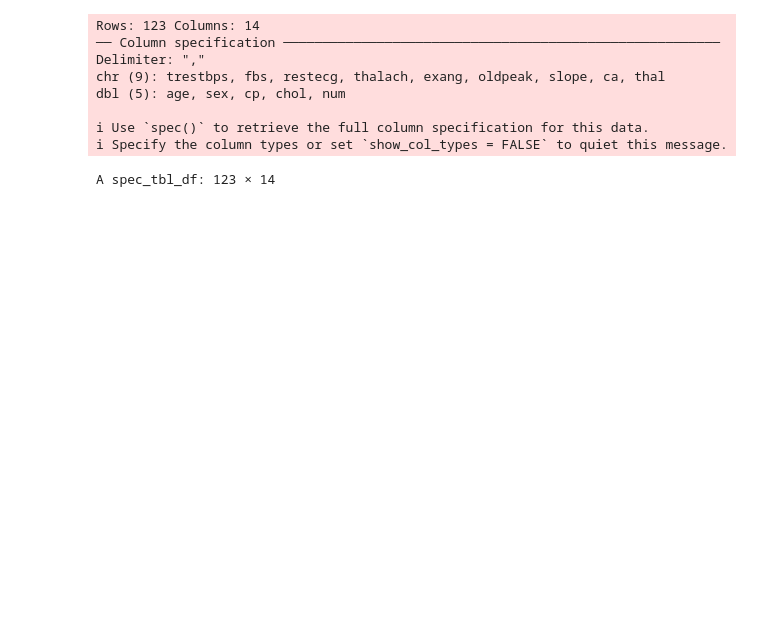
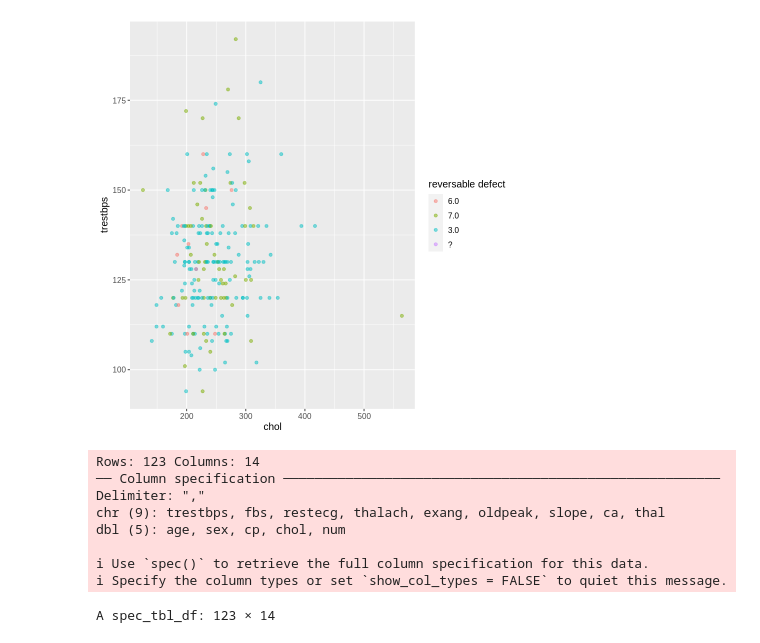
Before and after one commit to justinlook/dsci-100-2022w1-group-10, a Jupyter notebook: 4dataframes.ipynb, the cells around one changed output. Cells and saved outputs as stored; diff of their text form; code cells hidden in the pictures; blank space fills up the shorter version.

```diff
--- a/4dataframes.ipynb
+++ b/4dataframes.ipynb
@@ -44,5 +54,29 @@ A spec_tbl_df: 303 × 14
 | 57 | 0 | 2 | 130 | 236 | 0 | 2 | 174 | 0 | 0.0 | 2 | 1.0 | ... |
 | 38 | 1 | 3 | 138 | 175 | 0 | 0 | 173 | 0 | 0.0 | 1 | ? | ... |
+# %%
+set.seed(1)
+cleaveland_mutate<-heart_cleaveland_1|>
+mutate(sex=as_factor(sex))|>
+mutate(cp=as_factor(cp))|>
+mutate(fbs=as_factor(fbs))|>
+mutate(restecg=as_factor(restecg))|>
+mutate(exang=as_factor(exang))|>
+mutate(slope=as_factor(slope))|>
+mutate(ca=as_factor(ca))|>
+mutate(thal=as_factor(thal))|>
+mutate(num=as_factor(num))
+
+
+
+cleaveland_plot1 <- cleaveland_mutate |>
+  ggplot(aes(x = chol, y = trestbps, color = thal)) +
+  geom_point(alpha = 0.5) +
+  labs(color = "reversable defect") +
+  theme(text = element_text(size = 12))
+
+cleaveland_plot1
+# %% [output]
+[figure, added]
 # %%
 read_csv("https://archive.ics.uci.edu/ml/machine-learning-databases/heart-disease/processed.switzerland.data", col_names = con_names1)
 # %% [output]
```
Also changed, not shown: parts of 2 cells of this notebook.
